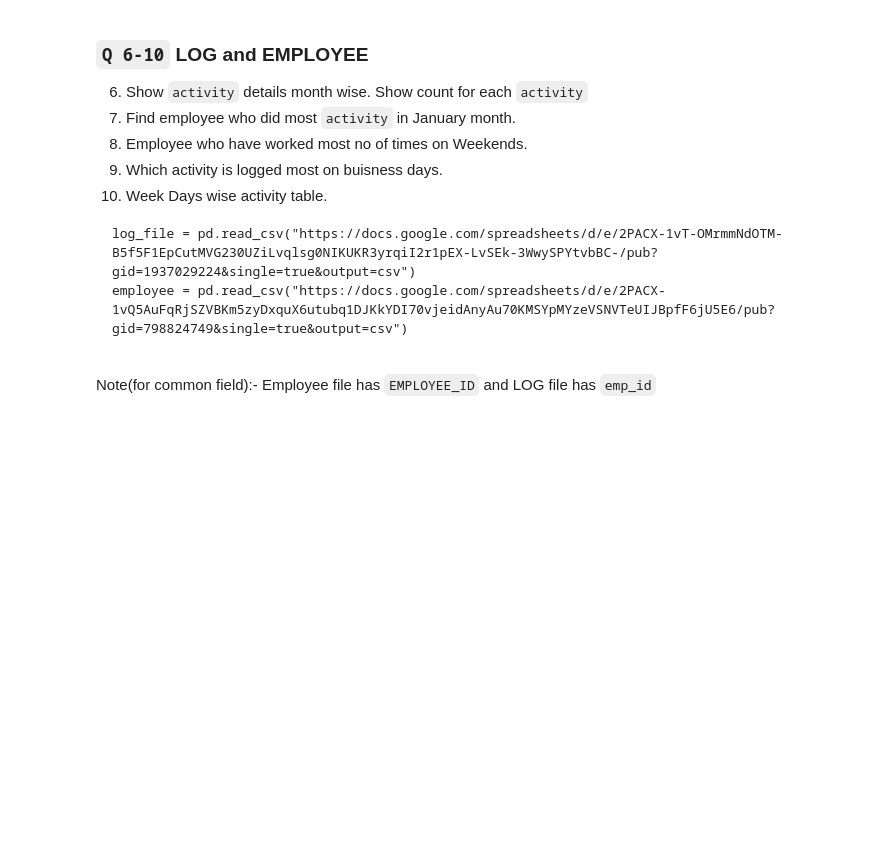
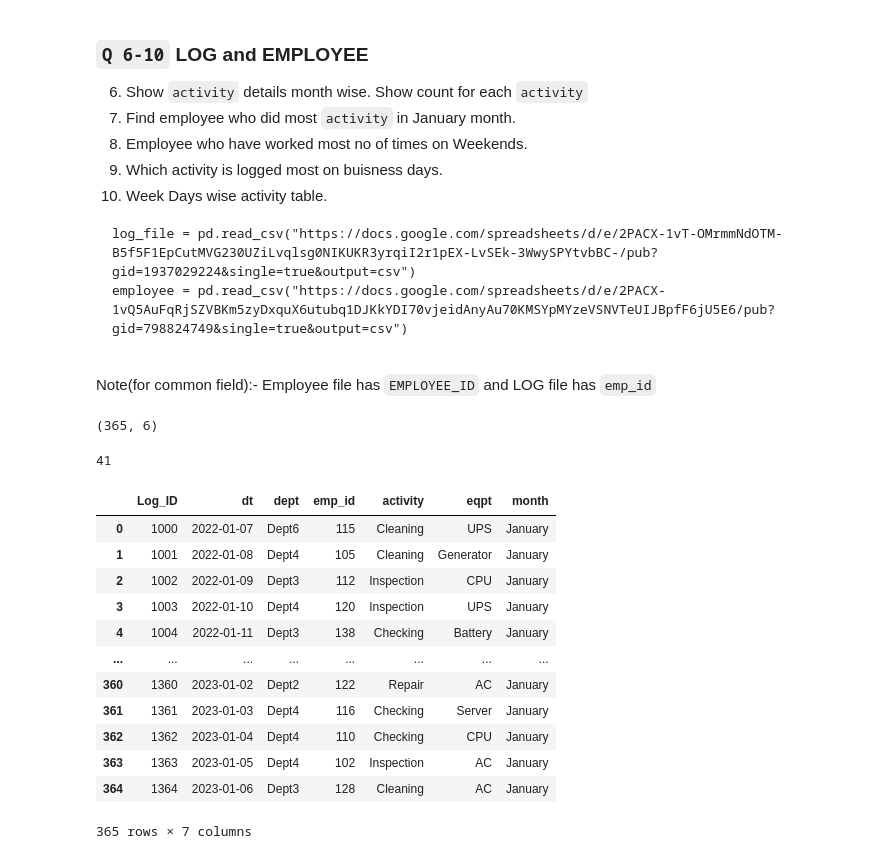
Before and after one commit to khadar786/CampusX, a Jupyter notebook: Tasks/task-22.ipynb, the cells around one changed output. Saved outputs shown, nothing was run; the diff lists cells and outputs as text; code cells hidden in the pictures; blank space fills up the shorter version.

```diff
--- a/Tasks/task-22.ipynb
+++ b/Tasks/task-22.ipynb
@@ -306,3 +306,31 @@ Note(for common field):- Employee file has `EMPLOYEE_ID` and LOG file has `emp_i
 # %%
 log_file = pd.read_csv("https://docs.google.com/spreadsheets/d/e/2PACX-1vT-OMrmmNdOTM-B5f5F1EpCutMVG230UZiLvqlsg0NIKUKR3yrqiI2r1pEX-LvSEk-3WwySPYtvbBC-/pub?gid=1937029224&single=true&output=csv")
 employee = pd.read_csv("https://docs.google.com/spreadsheets/d/e/2PACX-1vQ5AuFqRjSZVBKm5zyDxquX6utubq1DJKkYDI70vjeidAnyAu70KMSYpMYzeVSNVTeUIJBpfF6jU5E6/pub?gid=798824749&single=true&output=csv")
+# %%
+log_file.shape
+# %% [output]
+(365, 6)
+# %%
+employee.shape[0]
+# %% [output]
+41
+# %%
+log_file['dt']=pd.to_datetime(log_file['dt'])
+# %%
+log_file['month']=log_file['dt'].dt.month_name()
+# %%
+log_file
+# %% [output]
+|  | Log_ID | dt | dept | emp_id | activity | eqpt | month |
+| 0 | 1000 | 2022-01-07 | Dept6 | 115 | Cleaning | UPS | January |
+| 1 | 1001 | 2022-01-08 | Dept4 | 105 | Cleaning | Generator | January |
+| 2 | 1002 | 2022-01-09 | Dept3 | 112 | Inspection | CPU | January |
+| 3 | 1003 | 2022-01-10 | Dept4 | 120 | Inspection | UPS | January |
+| 4 | 1004 | 2022-01-11 | Dept3 | 138 | Checking | Battery | January |
+| ... | ... | ... | ... | ... | ... | ... | ... |
+| 360 | 1360 | 2023-01-02 | Dept2 | 122 | Repair | AC | January |
+| 361 | 1361 | 2023-01-03 | Dept4 | 116 | Checking | Server | January |
+| 362 | 1362 | 2023-01-04 | Dept4 | 110 | Checking | CPU | January |
+| 363 | 1363 | 2023-01-05 | Dept4 | 102 | Inspection | AC | January |
+| 364 | 1364 | 2023-01-06 | Dept3 | 128 | Cleaning | AC | January |
+365 rows × 7 columns
```
Also changed, not shown: parts of 5 cells of this notebook.
